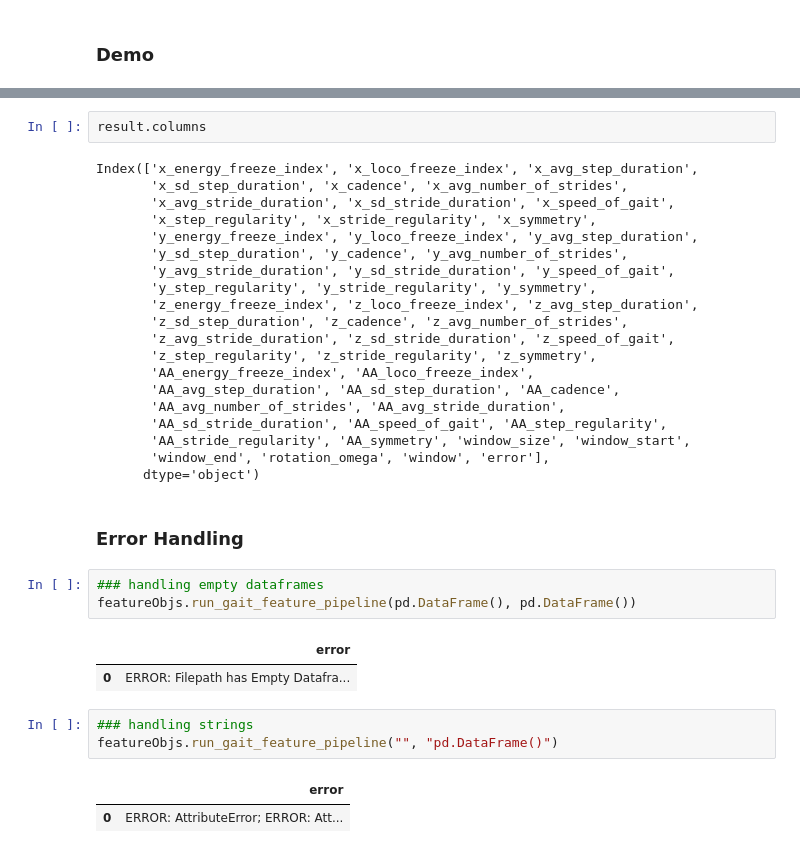
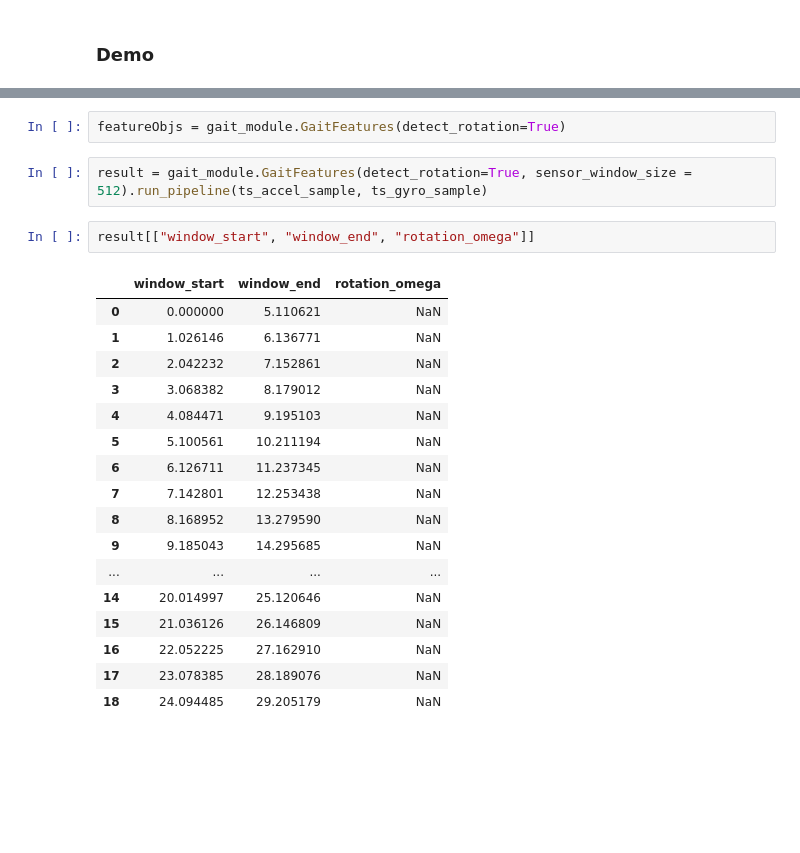
Before and after one commit to arytontediarjo/PDKitRotationFeatures, a Jupyter notebook: Notebooks/00.use_case.ipynb, the cells around one changed output, grey strips where cells are left out. Cells and saved outputs as stored; diff of their text form; blank space fills up the shorter version.

```diff
--- a/Notebooks/00.use_case.ipynb
+++ b/Notebooks/00.use_case.ipynb
@@ -55,36 +59,24 @@ result.head(10)
-# %%
-result.columns
-# %% [output]
-Index(['x_energy_freeze_index', 'x_loco_freeze_index', 'x_avg_step_duration',
-       'x_sd_step_duration', 'x_cadence', 'x_avg_number_of_strides',
-       'x_avg_stride_duration', 'x_sd_stride_duration', 'x_speed_of_gait',
-       'x_step_regularity', 'x_stride_regularity', 'x_symmetry',
-       'y_energy_freeze_index', 'y_loco_freeze_index', 'y_avg_step_duration',
-       'y_sd_step_duration', 'y_cadence', 'y_avg_number_of_strides',
-       'y_avg_stride_duration', 'y_sd_stride_duration', 'y_speed_of_gait',
-       'y_step_regularity', 'y_stride_regularity', 'y_symmetry',
-       'z_energy_freeze_index', 'z_loco_freeze_index', 'z_avg_step_duration',
-       'z_sd_step_duration', 'z_cadence', 'z_avg_number_of_strides',
-       'z_avg_stride_duration', 'z_sd_stride_duration', 'z_speed_of_gait',
-       'z_step_regularity', 'z_stride_regularity', 'z_symmetry',
-       'AA_energy_freeze_index', 'AA_loco_freeze_index',
-       'AA_avg_step_duration', 'AA_sd_step_duration', 'AA_cadence',
-       'AA_avg_number_of_strides', 'AA_avg_stride_duration',
-       'AA_sd_stride_duration', 'AA_speed_of_gait', 'AA_step_regularity',
-       'AA_stride_regularity', 'AA_symmetry', 'window_size', 'window_start',
-       'window_end', 'rotation_omega', 'window', 'error'],
-      dtype='object')
-# %% [markdown]
-### Error Handling
-# %%
-### handling empty dataframes
-featureObjs.run_gait_feature_pipeline(pd.DataFrame(), pd.DataFrame())
-# %% [output]
-|  | error |
-| 0 | ERROR: Filepath has Empty Datafra... |
-# %%
-### handling strings
-featureObjs.run_gait_feature_pipeline("", "pd.DataFrame()")
-# %% [output]
-|  | error |
-| 0 | ERROR: AttributeError; ERROR: Att... |
+# %%
+featureObjs = gait_module.GaitFeatures(detect_rotation=True)
+# %%
+result = gait_module.GaitFeatures(detect_rotation=True, sensor_window_size = 512).run_pipeline(ts_accel_sample, ts_gyro_sample)
+# %%
+result[["window_start", "window_end", "rotation_omega"]]
+# %% [output]
+|  | window_start | window_end | rotation_omega |
+| 0 | 0.000000 | 5.110621 | NaN |
+| 1 | 1.026146 | 6.136771 | NaN |
+| 2 | 2.042232 | 7.152861 | NaN |
+| 3 | 3.068382 | 8.179012 | NaN |
+| 4 | 4.084471 | 9.195103 | NaN |
+| 5 | 5.100561 | 10.211194 | NaN |
+| 6 | 6.126711 | 11.237345 | NaN |
+| 7 | 7.142801 | 12.253438 | NaN |
+| 8 | 8.168952 | 13.279590 | NaN |
+| 9 | 9.185043 | 14.295685 | NaN |
+| ... | ... | ... | ... |
+| 14 | 20.014997 | 25.120646 | NaN |
+| 15 | 21.036126 | 26.146809 | NaN |
+| 16 | 22.052225 | 27.162910 | NaN |
+| 17 | 23.078385 | 28.189076 | NaN |
+| 18 | 24.094485 | 29.205179 | NaN |
```
Also changed, not shown: parts of 9 cells of this notebook.
